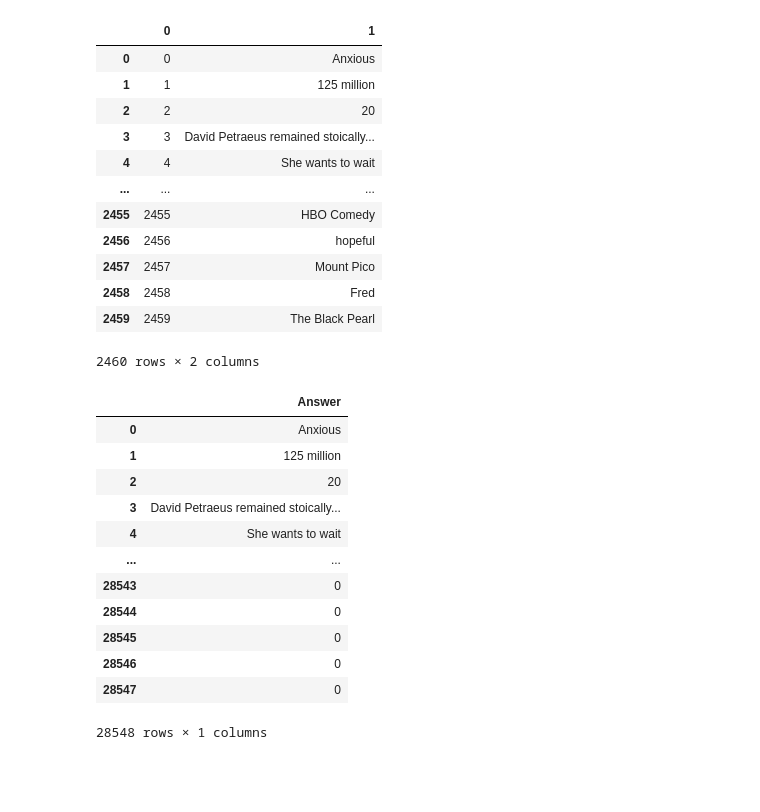
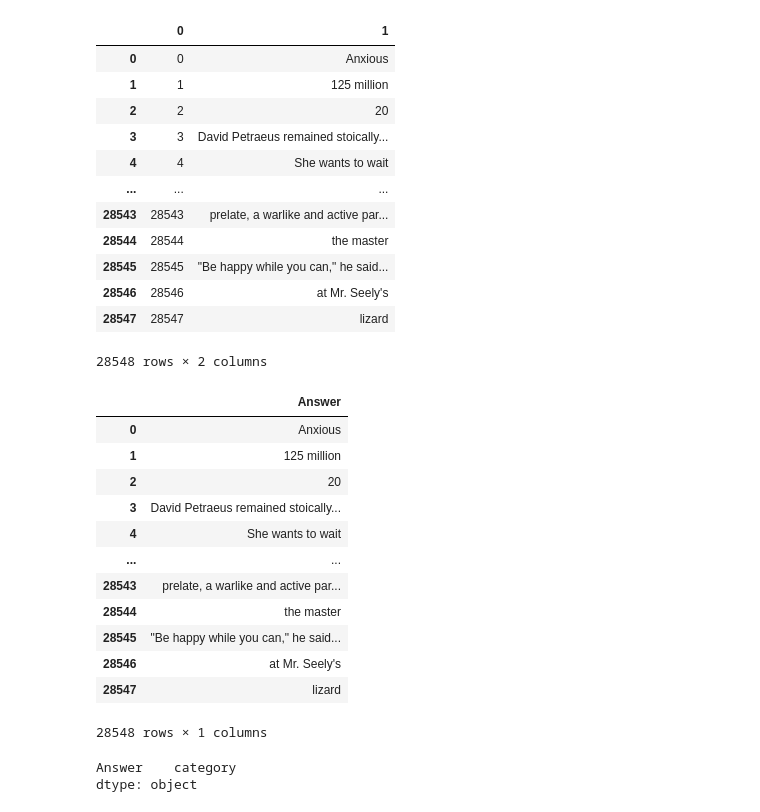
Before and after one commit to redR0b0t/mh_one_api, a Jupyter notebook: model/format_pred.ipynb, the cells around one changed output. Saved outputs shown, nothing was run; the diff lists cells and outputs as text; code cells hidden in the pictures; blank space fills up the shorter version.

```diff
--- a/model/format_pred.ipynb
+++ b/model/format_pred.ipynb
@@ -18,22 +18,25 @@ import pandas as pd
 # %%
 # print(file_content)
 # %%
-pred_path="/home/u131168/mh_one_api/data/sub_flant5_pred.csv"
+pred_path="/home/u131168/mh_one_api/data/flant5_pred/full_pred.csv"
+# pred_path="/home/u131168/mh_one_api/data/flant5_pred/0_10k.csv"
+
 formatted_sub_path="/home/u131168/mh_one_api/data/sub_ft5.csv"
 
 pred_data=pd.read_csv(pred_path,sep="\$\$", header=None)
+# pred_data=pred_data.iloc[6000:7000]
 pred_data
 # %% [output]
 |  | 0 | 1 |
 | 0 | 0 | Anxious |
 | 1 | 1 | 125 million |
 | 2 | 2 | 20 |
 | 3 | 3 | David Petraeus remained stoically... |
 | 4 | 4 | She wants to wait |
 | ... | ... | ... |
-| 2455 | 2455 | HBO Comedy |
-| 2456 | 2456 | hopeful |
-| 2457 | 2457 | Mount Pico |
-| 2458 | 2458 | Fred |
-| 2459 | 2459 | The Black Pearl |
+| 28543 | 28543 | prelate, a warlike and active par... |
+| 28544 | 28544 | the master |
+| 28545 | 28545 | "Be happy while you can," he said... |
+| 28546 | 28546 | at Mr. Seely's |
+| 28547 | 28547 | lizard |
-2460 rows × 2 columns
+28548 rows × 2 columns
@@ -42,8 +43,9 @@ res=pred_data[1].tolist()
 # %%
-temList=[0 for i in range(28548-len(res))]
-submission_data=pd.Series(res+temList,name="Answer")
+temListPre=[0 for i in range(0,pred_data.iloc[0,0]-1)]
+res=pred_data[1].tolist()
+temListPost=[0 for i in range(28548-(len(res)+len(temListPre)))]
+submission_data=pd.Series(temListPre+res+temListPost,name="Answer")
 submission_data=pd.DataFrame(submission_data)
-submission_data.to_csv("/home/u131168/mh_one_api/data/submissionflant5base.csv",index=False)
 submission_data
 # %% [output]
 |  | Answer |
@@ -53,9 +55,9 @@ submission_data
 | 3 | David Petraeus remained stoically... |
 | 4 | She wants to wait |
 | ... | ... |
-| 28543 | 0 |
-| 28544 | 0 |
-| 28545 | 0 |
-| 28546 | 0 |
-| 28547 | 0 |
+| 28543 | prelate, a warlike and active par... |
+| 28544 | the master |
+| 28545 | "Be happy while you can," he said... |
+| 28546 | at Mr. Seely's |
+| 28547 | lizard |
 28548 rows × 1 columns
@@ -61,0 +69,16 @@ submission_data
+# %%
+# # removing possible float values
+# submission_data['Answer']=submission_data['Answer'].apply(lambda x : 0 if '.' in str(x)  else x)
+# submission_data['Answer']=submission_data['Answer'].apply(lambda x : 0 if any(chr.isdigit() for chr in str(x))  else x)
+# submission_data['Answer']=submission_data['Answer'].apply(lambda x : 0 if '–' in str(x)  else x)
+# submission_data['Answer']=submission_data['Answer'].apply(lambda x : 0 if '‘' in str(x)  else x)
+# submission_data['Answer']=submission_data['Answer'].apply(lambda x : 0 if '«' in str(x)  else x)
+
+# submission_data['Answer']=submission_data['Answer'].apply(lambda x : 0 if '-' in str(x)  else x)
+
+
+submission_data['Answer']=submission_data['Answer'].astype("category")
+submission_data.dtypes
+# %% [output]
+Answer    category
+dtype: object
```
Also changed, not shown: parts of 3 cells of this notebook, 20 other files.
